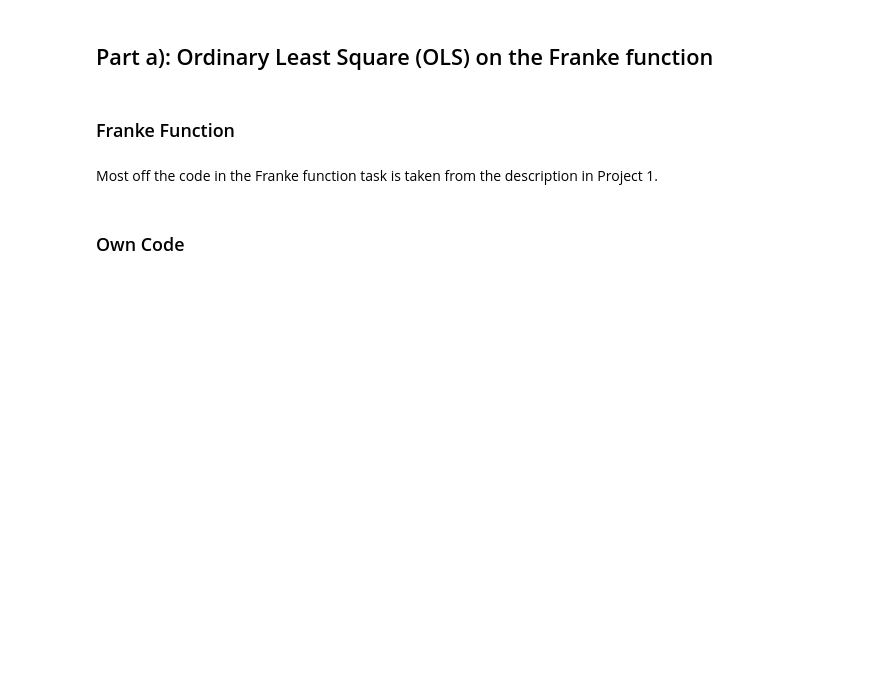
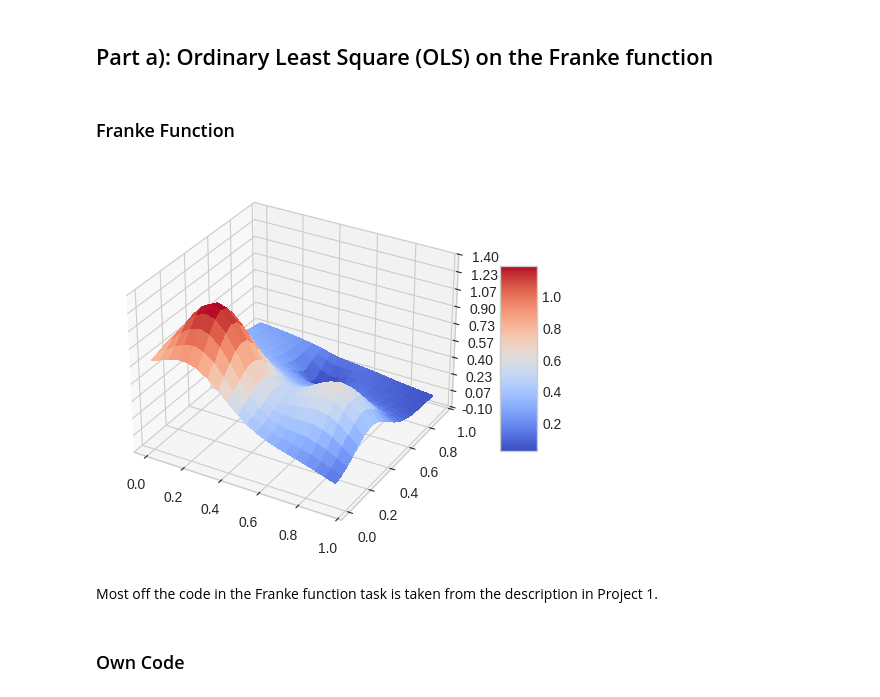
Before and after one commit to irisbore/FYS-STK4155_project1, a Jupyter notebook: src/notebooks/a.ipynb, the cells around one changed output. Cells and saved outputs as stored; diff of their text form; code cells hidden in the pictures; blank space fills up the shorter version.

```diff
--- a/src/notebooks/a.ipynb
+++ b/src/notebooks/a.ipynb
@@ -30,20 +30,22 @@ z = f.FrankeFunction(xv, yv)
 # %%
 fig = plt.figure()
 #ax = fig.gca(projection='3d')
 ax = fig.add_subplot(111, projection='3d')
 
 # Plot the surface.
-surf = ax.plot_surface(x, y, z, cmap=cm.coolwarm,
+surf = ax.plot_surface(xv, yv, z, cmap=cm.coolwarm,
 linewidth=0, antialiased=False)
 
 # Customize the z axis.
 ax.set_zlim(-0.10, 1.40)
 ax.zaxis.set_major_locator(LinearLocator(10))
 ax.zaxis.set_major_formatter(FormatStrFormatter("%.02f"))
 
 # Add a color bar which maps values to colors.
 fig.colorbar(surf, shrink=0.5, aspect=5)
 plt.show()
+# %% [output]
+[figure, added]
 # %% [markdown]
 Most off the code in the Franke function task is taken from the description in Project 1.
 # %% [markdown]
```
Also changed, not shown: parts of 4 cells of this notebook, 3 other files.
